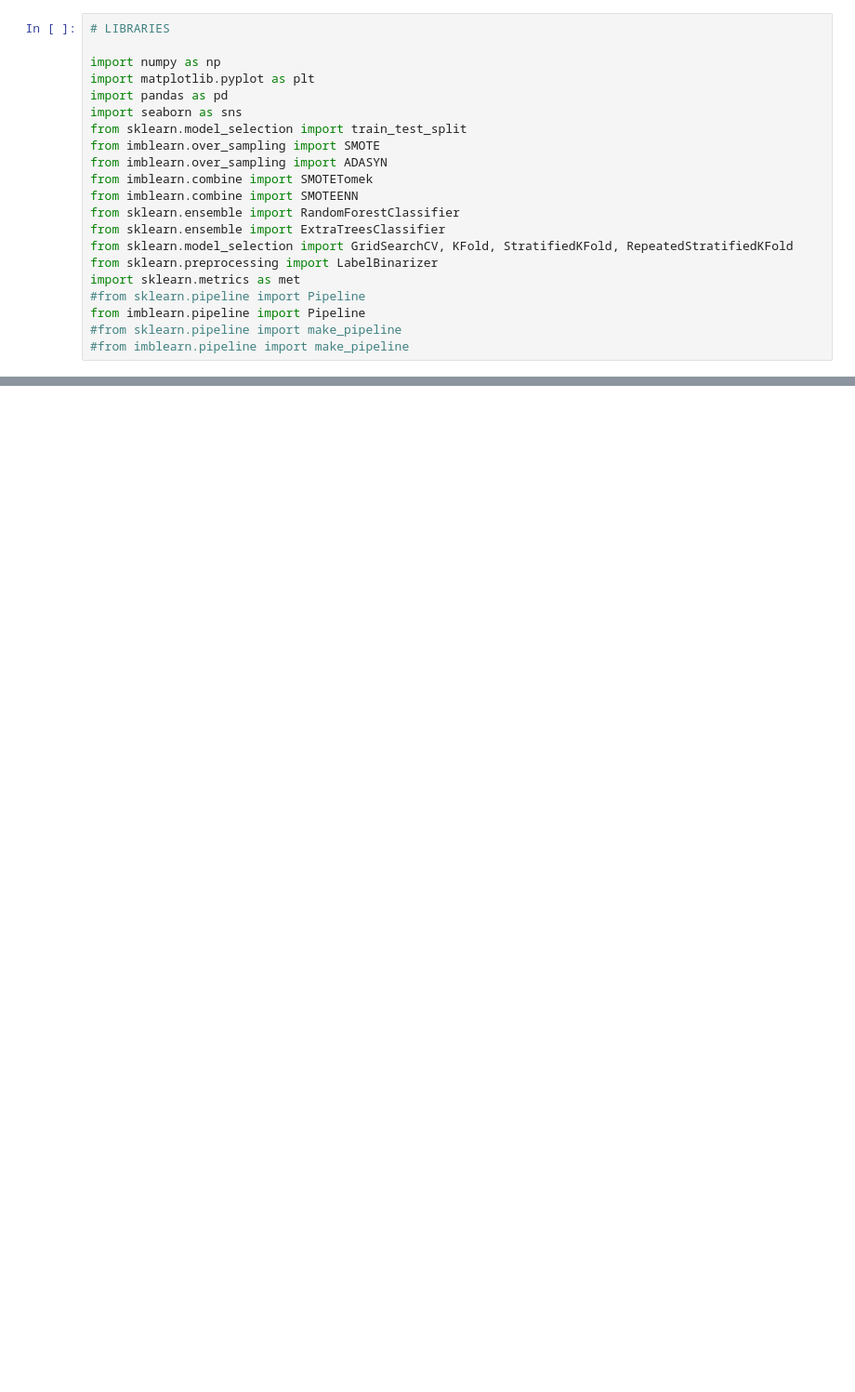
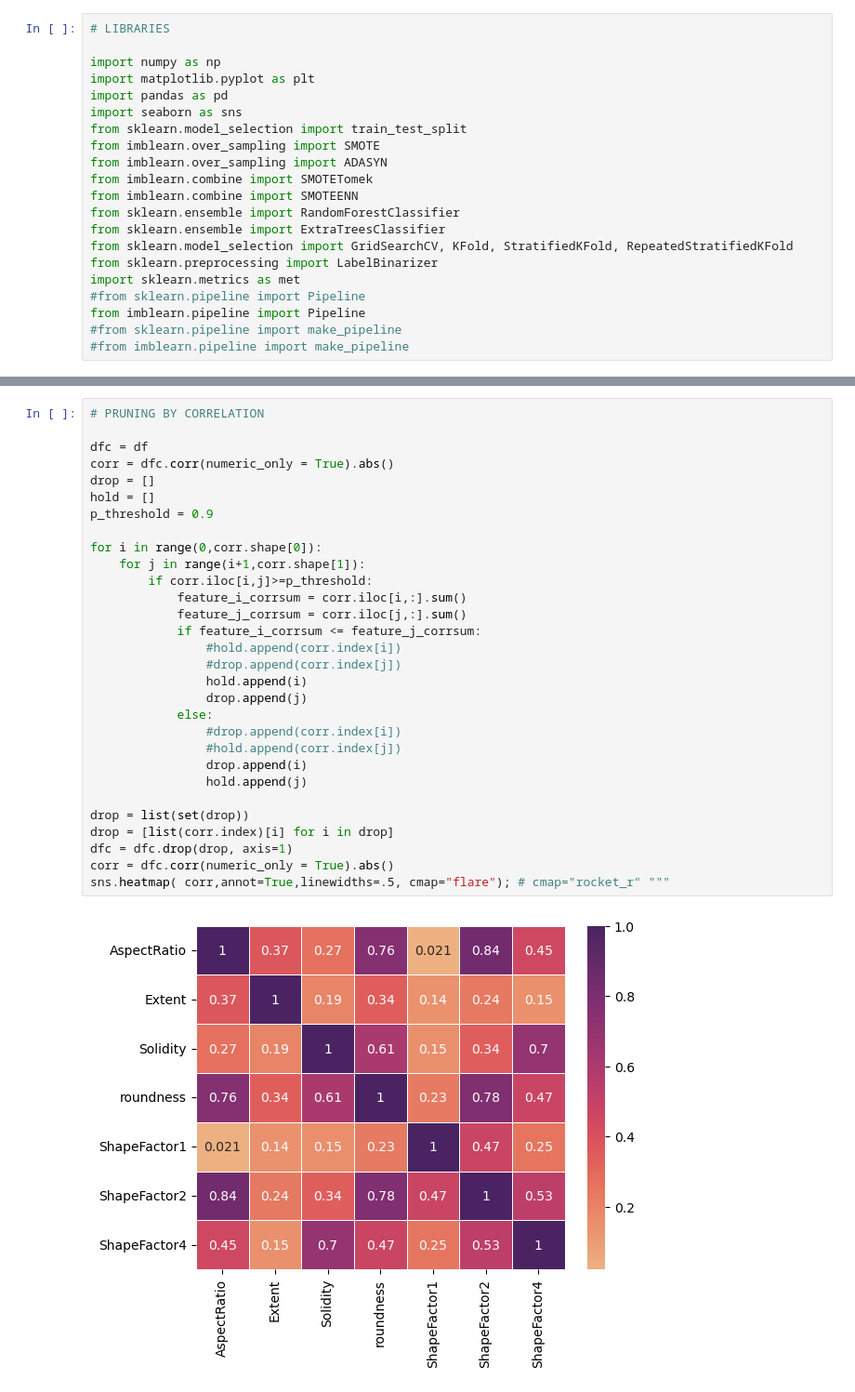
Before and after one commit to samuponz/drybeans, a Jupyter notebook: DM.ipynb, the cells around one changed output, grey strips where cells are left out. Shown at 93% size. Drawn from its saved outputs; the diff is of its cells as text; blank space fills up the shorter version.

```diff
--- a/DM.ipynb
+++ b/DM.ipynb
@@ -317,0 +97,32 @@ plt.show()
+# %%
+# PRUNING BY CORRELATION
+
+dfc = df
+corr = dfc.corr(numeric_only = True).abs()
+drop = []
+hold = []
+p_threshold = 0.9
+
+for i in range(0,corr.shape[0]):
+    for j in range(i+1,corr.shape[1]):
+        if corr.iloc[i,j]>=p_threshold:
+            feature_i_corrsum = corr.iloc[i,:].sum()
+            feature_j_corrsum = corr.iloc[j,:].sum()
+            if feature_i_corrsum <= feature_j_corrsum:
+                #hold.append(corr.index[i])
+                #drop.append(corr.index[j])
+                hold.append(i)
+                drop.append(j)
+            else:
+                #drop.append(corr.index[i])
+                #hold.append(corr.index[j])
+                drop.append(i)
+                hold.append(j)
+
+drop = list(set(drop))
+drop = [list(corr.index)[i] for i in drop]
+dfc = dfc.drop(drop, axis=1)
+corr = dfc.corr(numeric_only = True).abs()
+sns.heatmap( corr,annot=True,linewidths=.5, cmap="flare"); # cmap="rocket_r" """
+# %% [output]
+[figure, added]
```
Also changed, not shown: parts of 34 cells of this notebook.
